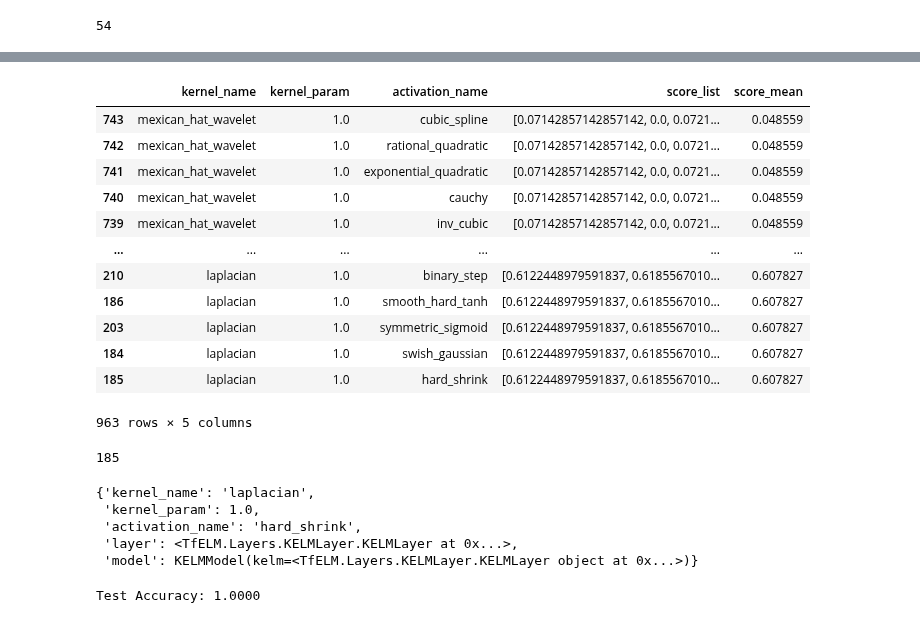
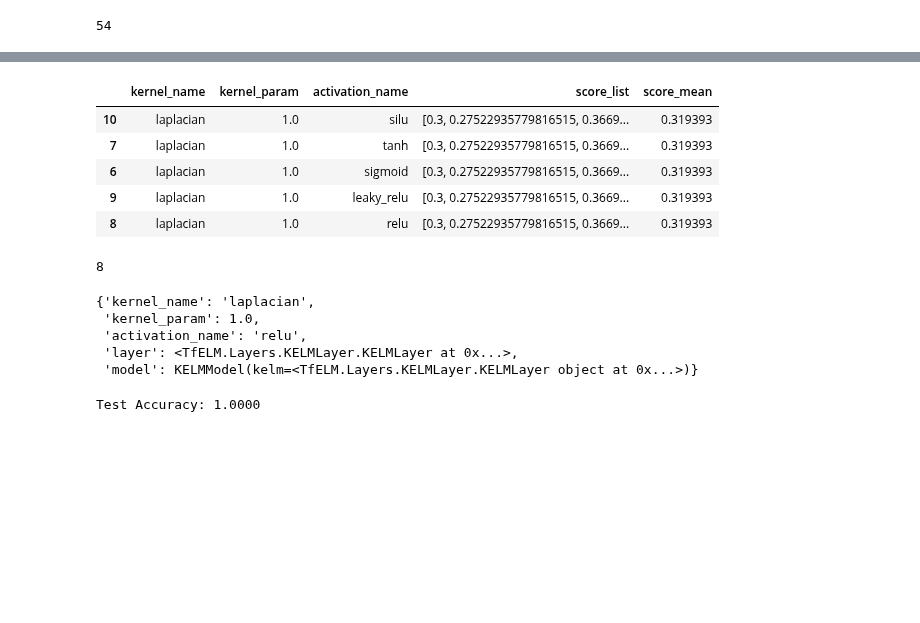
Before and after one commit to fn-hide/alzheption, a Jupyter notebook: alzheption/src/TrainKELM.ipynb, the cells around one changed output, grey strips where cells are left out. Saved outputs shown, nothing was run; the diff lists cells and outputs as text; code cells hidden in the pictures; blank space fills up the shorter version.

```diff
--- a/alzheption/src/TrainKELM.ipynb
+++ b/alzheption/src/TrainKELM.ipynb
@@ -256,29 +248,24 @@ alcl.df_evaluation.to_parquet("result/TrainKELM_OriginalTransformation.parquet",
 # %%
-alcl.df_evaluation.sort_values(by=["score_mean"])
+alcl.df_evaluation.sort_values(by=["score_mean"]).tail()
 # %% [output]
 |  | kernel_name | kernel_param | activation_name | score_list | score_mean |
-| 743 | mexican_hat_wavelet | 1.0 | cubic_spline | [0.07142857142857142, 0.0, 0.0721... | 0.048559 |
-| 742 | mexican_hat_wavelet | 1.0 | rational_quadratic | [0.07142857142857142, 0.0, 0.0721... | 0.048559 |
-| 741 | mexican_hat_wavelet | 1.0 | exponential_quadratic | [0.07142857142857142, 0.0, 0.0721... | 0.048559 |
-| 740 | mexican_hat_wavelet | 1.0 | cauchy | [0.07142857142857142, 0.0, 0.0721... | 0.048559 |
-| 739 | mexican_hat_wavelet | 1.0 | inv_cubic | [0.07142857142857142, 0.0, 0.0721... | 0.048559 |
-| ... | ... | ... | ... | ... | ... |
-| 210 | laplacian | 1.0 | binary_step | [0.6122448979591837, 0.6185567010... | 0.607827 |
-| 186 | laplacian | 1.0 | smooth_hard_tanh | [0.6122448979591837, 0.6185567010... | 0.607827 |
-| 203 | laplacian | 1.0 | symmetric_sigmoid | [0.6122448979591837, 0.6185567010... | 0.607827 |
-| 184 | laplacian | 1.0 | swish_gaussian | [0.6122448979591837, 0.6185567010... | 0.607827 |
-| 185 | laplacian | 1.0 | hard_shrink | [0.6122448979591837, 0.6185567010... | 0.607827 |
+| 10 | laplacian | 1.0 | silu | [0.3, 0.27522935779816515, 0.3669... | 0.319393 |
+| 7 | laplacian | 1.0 | tanh | [0.3, 0.27522935779816515, 0.3669... | 0.319393 |
+| 6 | laplacian | 1.0 | sigmoid | [0.3, 0.27522935779816515, 0.3669... | 0.319393 |
+| 9 | laplacian | 1.0 | leaky_relu | [0.3, 0.27522935779816515, 0.3669... | 0.319393 |
+| 8 | laplacian | 1.0 | relu | [0.3, 0.27522935779816515, 0.3669... | 0.319393 |
-963 rows × 5 columns
 # %%
-alcl.df_evaluation.sort_values(by=["score_mean"]).tail(1).index.item()
+idx = alcl.df_evaluation.sort_values(by=["score_mean"]).tail(1).index.item()
+
+idx
 # %% [output]
-185
+8
 # %%
-alcl.hyperparameter[185]
+alcl.hyperparameter[idx]
 # %% [output]
 {'kernel_name': 'laplacian',
  'kernel_param': 1.0,
- 'activation_name': 'hard_shrink',
+ 'activation_name': 'relu',
  'layer': <TfELM.Layers.KELMLayer.KELMLayer at 0x...>,
  'model': KELMModel(kelm=<TfELM.Layers.KELMLayer.KELMLayer object at 0x...>)}
 # %%
```
Also changed, not shown: parts of 10 cells of this notebook, 5 other files.
